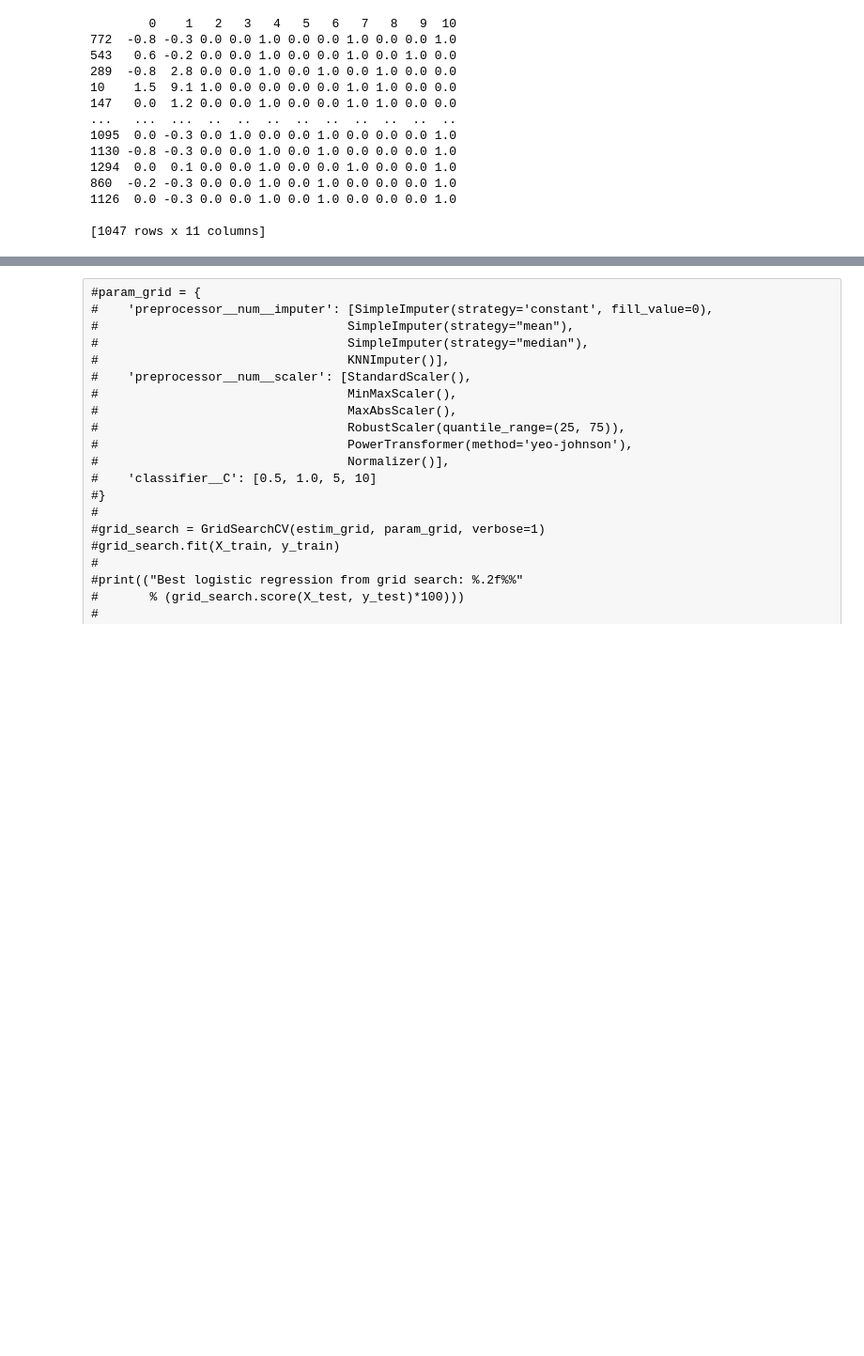
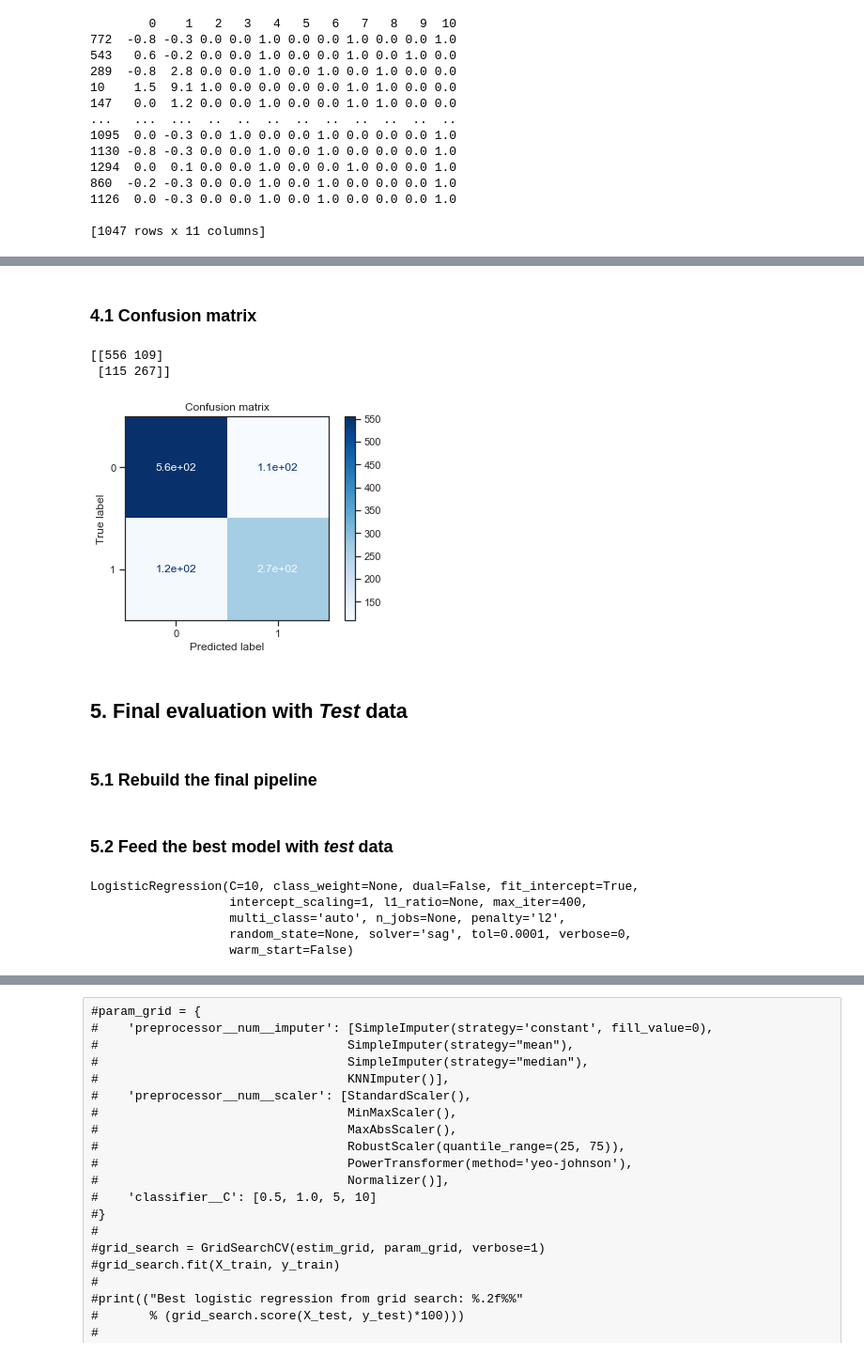
Before and after one commit to fitzroy-hamilton/ai-machinelearning-python, a Jupyter notebook: ml-engine.ipynb, the cells around one changed output, grey strips where cells are left out. Shown: that part at 94% size. Cells and saved outputs as stored; diff of their text form; code cells hidden in the pictures; blank space fills up the shorter version.

```diff
--- a/ml-engine.ipynb
+++ b/ml-engine.ipynb
@@ -625,0 +632,19 @@ g.map(hexbin, "mean_score", "max_score", extent=[0, 1, 0, 1]);
+# %% [markdown]
+### 4.1 Confusion matrix
+# %%
+if (ml_type == "classification"):
+    from sklearn.metrics import plot_confusion_matrix
+
+    disp = plot_confusion_matrix(best_model, X_train, y_train,
+                                 cmap=plt.cm.Blues,
+                                 normalize=None)
+    disp.ax_.set_title("Confusion matrix")
+    print(disp.confusion_matrix)
+# %% [output]
+[[556 109]
+ [115 267]]
+[figure, added]
+# %% [markdown]
+## 5. Final evaluation with *Test* data
+# %% [markdown]
+### 5.1 Rebuild the final pipeline
@@ -625,0 +659,10 @@ g.map(hexbin, "mean_score", "max_score", extent=[0, 1, 0, 1]);
+# %% [markdown]
+### 5.2 Feed the best model with *test* data
+# %%
+best_model.fit(X_test, y_test)
+# %% [output]
+LogisticRegression(C=10, class_weight=None, dual=False, fit_intercept=True,
+                   intercept_scaling=1, l1_ratio=None, max_iter=400,
+                   multi_class='auto', n_jobs=None, penalty='l2',
+                   random_state=None, solver='sag', tol=0.0001, verbose=0,
+                   warm_start=False)
```
Also changed, not shown: parts of 59 cells of this notebook, 1 other file.
